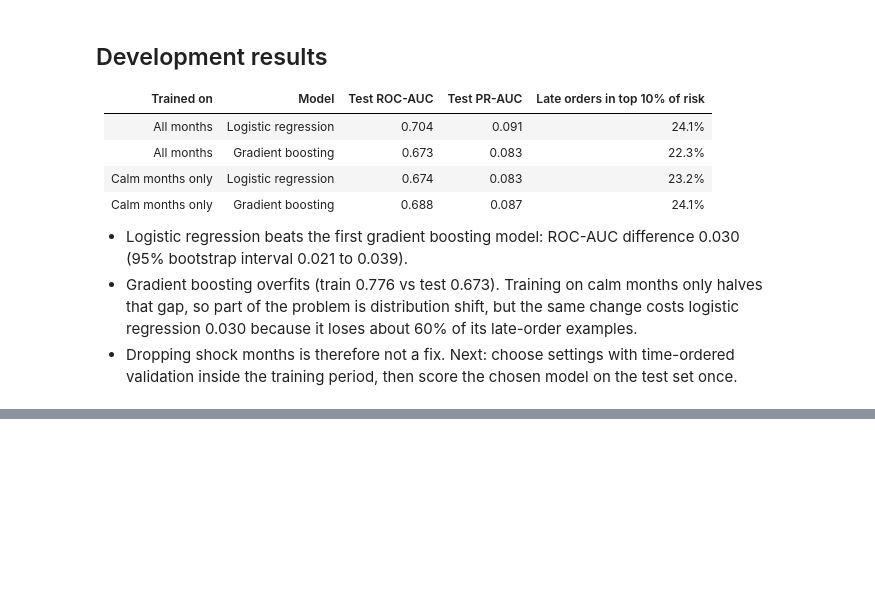
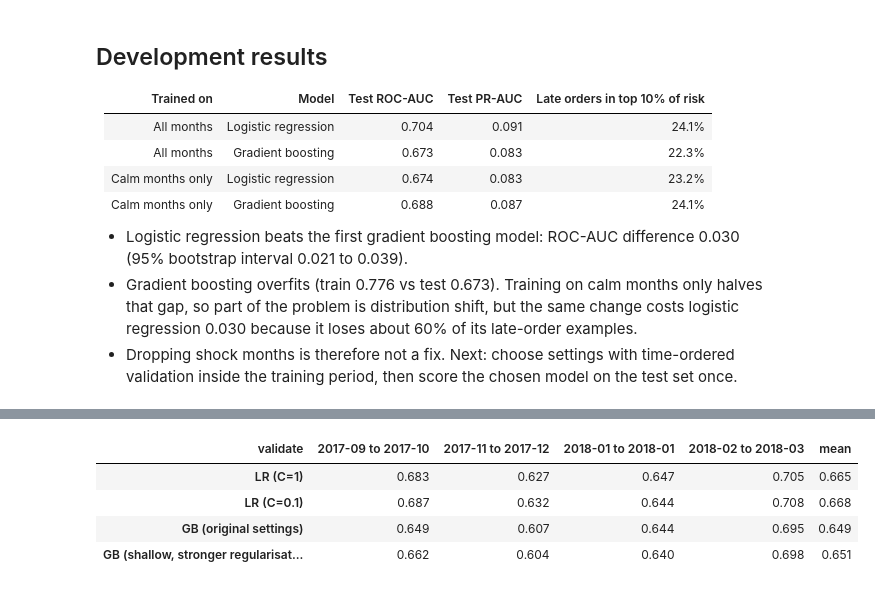
Before and after one commit to eQuaEnoo/olist-ecommerce-analysis, a Jupyter notebook: notebooks/02-predict-late-delivery.ipynb, the cells around one changed output, grey strips where cells are left out. Drawn from its saved outputs; the diff is of its cells as text; code cells hidden in the pictures; blank space fills up the shorter version.

```diff
--- a/notebooks/02-predict-late-delivery.ipynb
+++ b/notebooks/02-predict-late-delivery.ipynb
@@ -407,3 +475,80 @@ calm-only training set: 43,207 orders, late rate 4.5%
 - Logistic regression beats the first gradient boosting model: ROC-AUC difference 0.030 (95% bootstrap interval 0.021 to 0.039).
 - Gradient boosting overfits (train 0.776 vs test 0.673). Training on calm months only halves that gap, so part of the problem is distribution shift, but the same change costs logistic regression 0.030 because it loses about 60% of its late-order examples.
 - Dropping shock months is therefore not a fix. Next: choose settings with time-ordered validation inside the training period, then score the chosen model on the test set once.
+# %%
+# Rounds the original model ran (it used all 200)
+N_ITER = fitted["Gradient boosting"].named_steps["model"].n_iter_
+print("original GB used", N_ITER, "rounds")
+
+# A training label is only known once the order is delivered
+deliv = con.execute("""
+    SELECT order_id, order_delivered_customer_date AS delivered_ts FROM delivered_orders
+""").df()
+train_cv = (
+    train.assign(month=train["purchase_ts"].dt.to_period("M").astype(str))
+    .merge(deliv, on="order_id", how="left")
+)
+assert train_cv["delivered_ts"].notna().all()
+
+FOLDS = [  # (train start, train end, validate start, validate end), months inclusive
+    ("2017-01", "2017-08", "2017-09", "2017-10"),
+    ("2017-01", "2017-10", "2017-11", "2017-12"),
+    ("2017-01", "2017-12", "2018-01", "2018-01"),
+    ("2017-01", "2018-01", "2018-02", "2018-03"),
+]
+
+
+def cv_scores(clf):
+    rows = []
+    for tr_start, tr_end, va_start, va_end in FOLDS:
+        boundary = pd.Timestamp(va_start + "-01")
+        tr = train_cv[(train_cv["month"] >= tr_start) & (train_cv["month"] <= tr_end)]
+        n_all = len(tr)
+        tr = tr[tr["delivered_ts"] < boundary]  # purge: labels not yet known at the boundary
+        va = train_cv[(train_cv["month"] >= va_start) & (train_cv["month"] <= va_end)]
+        pipe = Pipeline([("prep", make_preprocessor()), ("model", clone(clf))])
+        pipe.fit(tr[NUMERIC + CATEGORICAL], tr[TARGET])
+        s = pipe.predict_proba(va[NUMERIC + CATEGORICAL])[:, 1]
+        rows.append({
+            "validate": f"{va_start} to {va_end}",
+            "purged rows": n_all - len(tr),
+            "ROC-AUC": roc_auc_score(va[TARGET], s),
+            "PR-AUC": average_precision_score(va[TARGET], s),
+        })
+    return pd.DataFrame(rows).set_index("validate")
+
+
+candidates = {
+    "LR (C=1)": LogisticRegression(max_iter=2000),
+    "LR (C=0.1)": LogisticRegression(C=0.1, max_iter=2000),
+    "GB (original settings)": HistGradientBoostingClassifier(
+        learning_rate=0.05, max_iter=N_ITER, max_leaf_nodes=15,
+        min_samples_leaf=100, l2_regularization=1.0,
+        early_stopping=False, random_state=42,
+    ),
+    "GB (shallow, stronger regularisation)": HistGradientBoostingClassifier(
+        learning_rate=0.05, max_iter=N_ITER, max_depth=3, max_leaf_nodes=8,
+        min_samples_leaf=300, l2_regularization=5.0,
+        early_stopping=False, random_state=42,
+    ),
+}
+
+roc, pr, purged = {}, {}, None
+for name, clf in candidates.items():
+    res = cv_scores(clf)
+    roc[name], pr[name] = res["ROC-AUC"], res["PR-AUC"]
+    purged = res["purged rows"]
+
+print("Training rows purged per fold (labels not yet known):")
+display(purged.to_frame())
+
+roc_table = pd.DataFrame(roc).T
+roc_table["mean"] = roc_table.mean(axis=1)
+print("ROC-AUC per validation block")
+display(roc_table.round(3))
+
+pr_table = pd.DataFrame(pr).T
+pr_table["mean"] = pr_table.mean(axis=1)
+print("PR-AUC per validation block")
+display(pr_table.round(3))
+# %% [output]
@@ -409,0 +564,5 @@ calm-only training set: 43,207 orders, late rate 4.5%
+| validate | 2017-09 to 2017-10 | 2017-11 to 2017-12 | 2018-01 to 2018-01 | 2018-02 to 2018-03 | mean |
+| LR (C=1) | 0.683 | 0.627 | 0.647 | 0.705 | 0.665 |
+| LR (C=0.1) | 0.687 | 0.632 | 0.644 | 0.708 | 0.668 |
+| GB (original settings) | 0.649 | 0.607 | 0.644 | 0.695 | 0.649 |
+| GB (shallow, stronger regularisat... | 0.662 | 0.604 | 0.640 | 0.698 | 0.651 |
```
Also changed, not shown: parts of 11 cells of this notebook, 1 other file.
